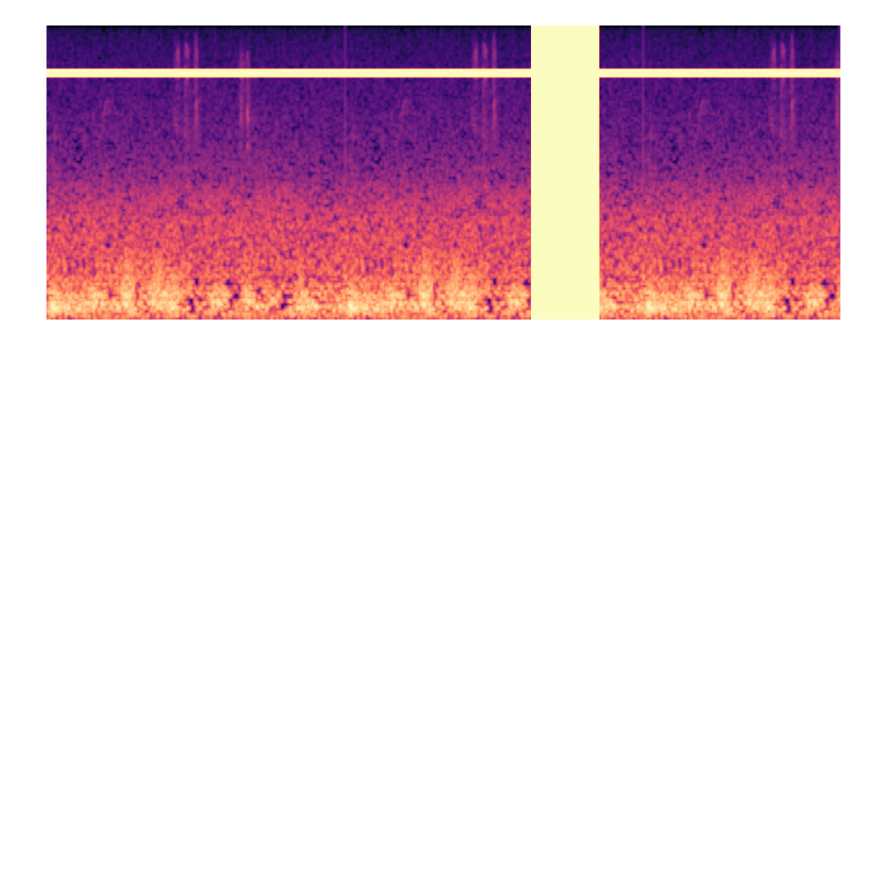
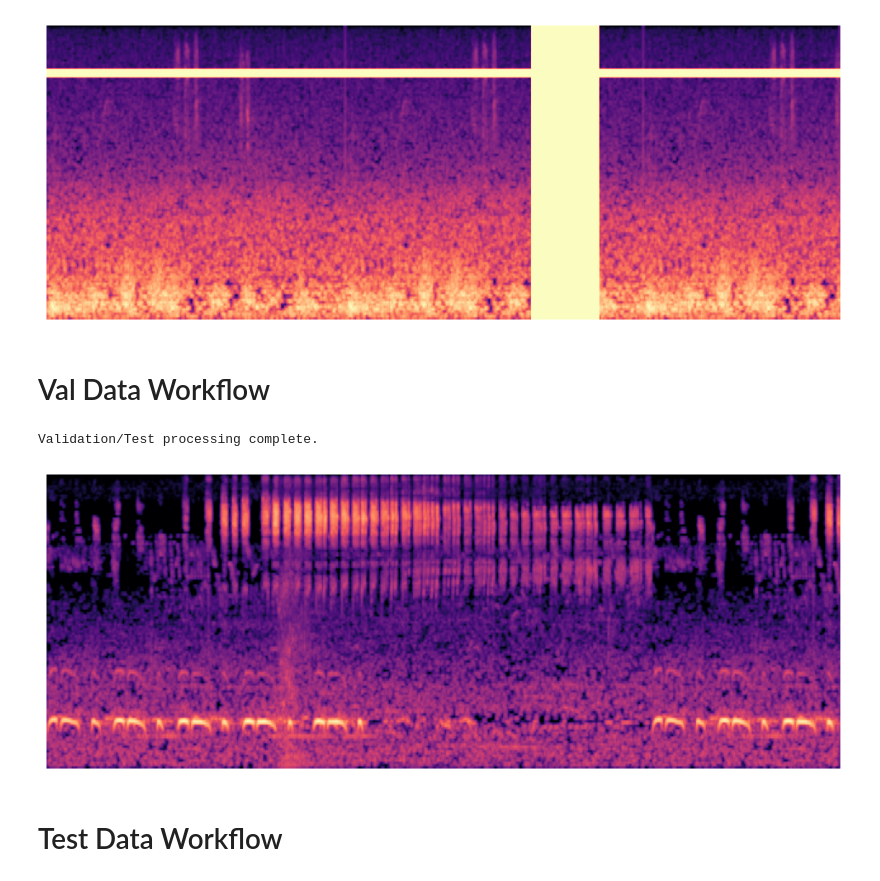
Before and after one commit to Davee02/HSLU.DSPRO1.BirdDetection, a Jupyter notebook: notebooks/05-feature-engineering.ipynb, the cells around one changed output. Saved outputs shown, nothing was run; the diff lists cells and outputs as text; code cells hidden in the pictures; blank space fills up the shorter version.

```diff
--- a/notebooks/05-feature-engineering.ipynb
+++ b/notebooks/05-feature-engineering.ipynb
@@ -121,2 +123,49 @@ for i in
 # %% [output]
 [figure]
+# %% [markdown]
+# Val Data Workflow
+# %%
+INPUT_FILE = '../data/cleaned/70_15_15_cleaned_val.parquet'
+INPUT_AUDIO_DIR = '../data/raw/audio/xeno_canto'
+OUTPUT_SPECTROGRAM_DIR = '../data/processed/spectrograms/xeno_canto_validation'
+OUTPUT_FEATURE_DIR = '../data/processed/features/xeno_canto_validation'
+
+os.makedirs(OUTPUT_SPECTROGRAM_DIR, exist_ok=True)
+os.makedirs(OUTPUT_FEATURE_DIR, exist_ok=True)
+
+df = pd.read_parquet(INPUT_FILE)
+
+ap = AudioProcessor(sample_rate=16000, segment_duration=20, target_db_level=-20, seed=42)
+
+for _, row in tqdm(df.head().iterrows(), total=len(df)):
+    audio_id = row['id']
+    species_name = row['en']
+    audio_files = glob.glob(os.path.join(INPUT_AUDIO_DIR, f"{audio_id}.*"))
+
+    if len(audio_files) != 1:
+        print(f"Skipping ID {audio_id}: {'No' if not audio_files else 'Multiple'} audio files found.")
+        continue
+
+    audio_path = audio_files[0]
+    try:
+        y = ap.process_audio_file_with_denoising(audio_path)
+
+        S_db = ap.create_log_mel_spectrogram(y, n_fft=int(0.025 * sr), hop_length=int(0.010 * sr), n_mels=128)
+        ap.save_log_mel_spectrogram(S_db, os.path.join(OUTPUT_SPECTROGRAM_DIR, f"{audio_id}_logmel.npy"))
+
+        combined_features = ap.create_combined_features(y)
+        ap.save_combined_features(combined_features, os.path.join(OUTPUT_FEATURE_DIR, f"{audio_id}_combined.npy"))
+
+    except Exception as e:
+        print(f"Error processing ID {audio_id}: {e}")
+
+print("Validation processing complete.")
+# %% [output]
+Validation/Test processing complete.
+# %%
+spectrogram_path = '/home/maiko/Documents/HSLU/DSPRO1/HSLU.DSPRO1.BirdDetection/data/processed/spectrograms/xeno_canto_validation/721206_logmel.npy'
+visualize_spectrogram(spectrogram_path)
+# %% [output]
+[figure, added]
+# %% [markdown]
+# Test Data Workflow
```
Also changed, not shown: parts of 6 cells of this notebook.
